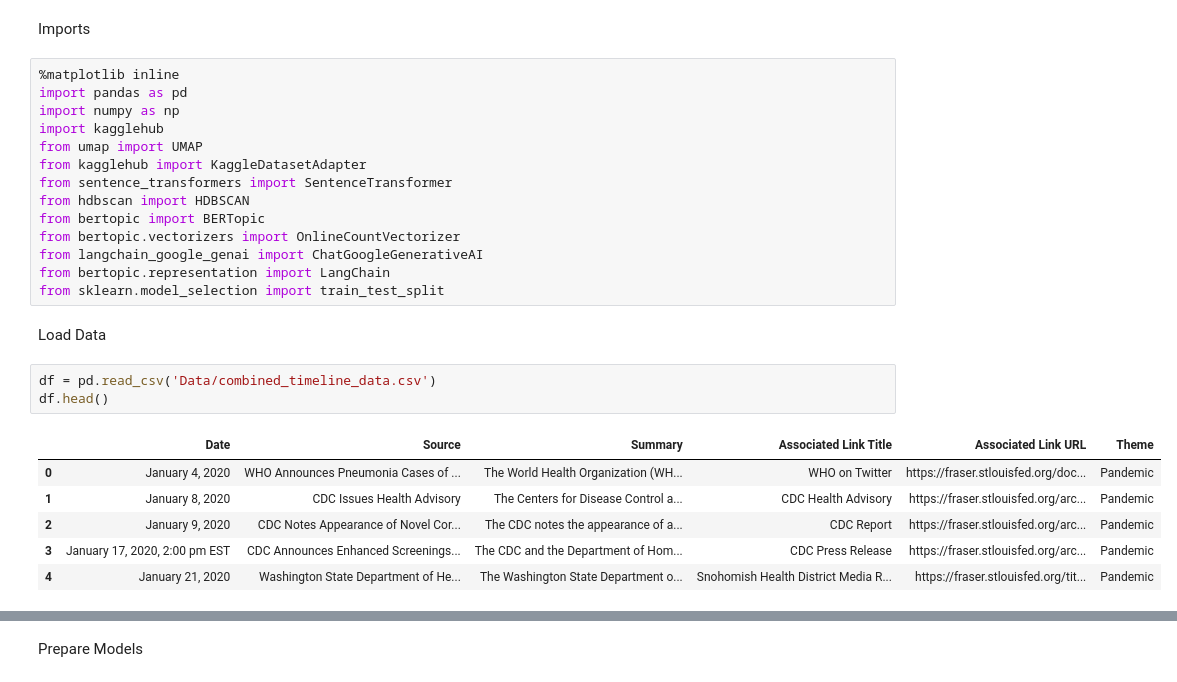
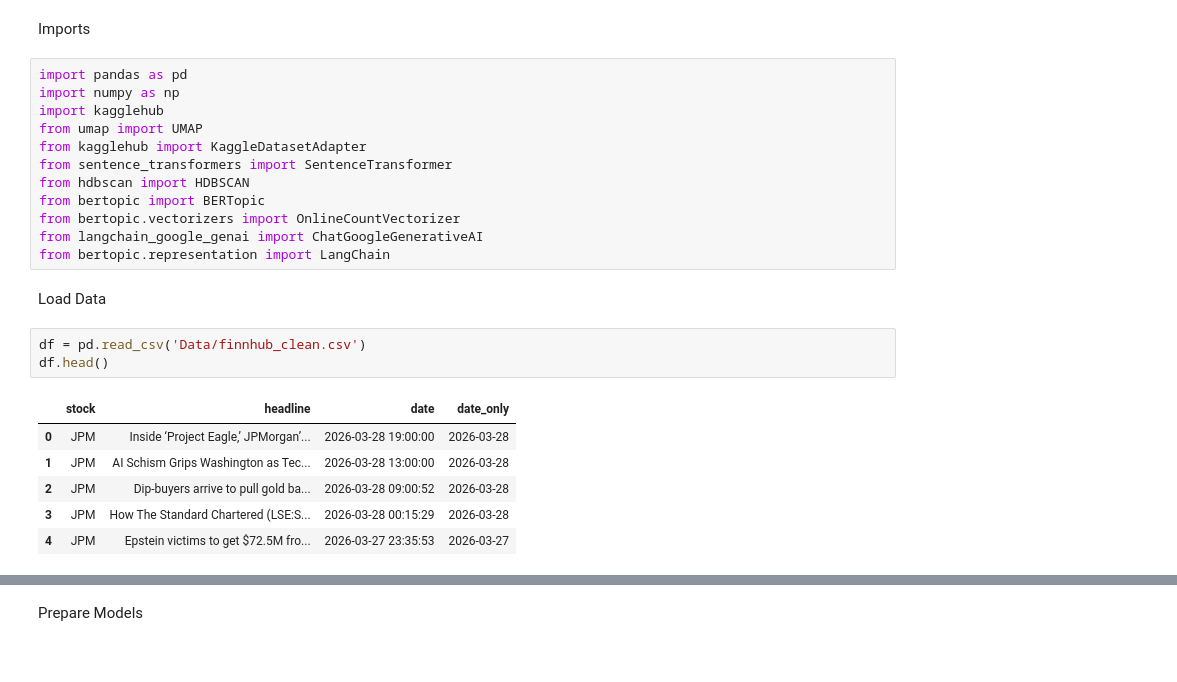
Before and after one commit to Giankess/master-thesis, a Jupyter notebook: Code/04_data_pipeline_BERTopic_TEST_TRAIN.ipynb, the cells around one changed output, grey strips where cells are left out. Saved outputs shown, nothing was run; the diff lists cells and outputs as text.

Commit message:
Preprocessed Dataset & Improved on Train/Val/Test

```diff
--- a/Code/04_data_pipeline_BERTopic_TEST_TRAIN.ipynb
+++ b/Code/04_data_pipeline_BERTopic_TEST_TRAIN.ipynb
@@ -1,7 +1,6 @@
 # %% [markdown]
 Imports
 # %%
-%matplotlib inline
 import pandas as pd
 import numpy as np
 import kagglehub
@@ -13,17 +12,16 @@ from bertopic import BERTopic
 from bertopic.vectorizers import OnlineCountVectorizer
 from langchain_google_genai import ChatGoogleGenerativeAI
 from bertopic.representation import LangChain
-from sklearn.model_selection import train_test_split
 # %% [markdown]
 Load Data
 # %%
-df = pd.read_csv('Data/combined_timeline_data.csv')
+df = pd.read_csv('Data/finnhub_clean.csv')
 df.head()
 # %% [output]
-|  | Date | Source | Summary | Associated Link Title | Associated Link URL | Theme |
-| 0 | January 4, 2020 | WHO Announces Pneumonia Cases of ... | The World Health Organization (WH... | WHO on Twitter | https://fraser.stlouisfed.org/doc... | Pandemic |
-| 1 | January 8, 2020 | CDC Issues Health Advisory | The Centers for Disease Control a... | CDC Health Advisory | https://fraser.stlouisfed.org/arc... | Pandemic |
-| 2 | January 9, 2020 | CDC Notes Appearance of Novel Cor... | The CDC notes the appearance of a... | CDC Report | https://fraser.stlouisfed.org/arc... | Pandemic |
-| 3 | January 17, 2020, 2:00 pm EST | CDC Announces Enhanced Screenings... | The CDC and the Department of Hom... | CDC Press Release | https://fraser.stlouisfed.org/arc... | Pandemic |
-| 4 | January 21, 2020 | Washington State Department of He... | The Washington State Department o... | Snohomish Health District Media R... | https://fraser.stlouisfed.org/tit... | Pandemic |
+|  | stock | headline | date | date_only |
+| 0 | JPM | Inside ‘Project Eagle,’ JPMorgan’... | 2026-03-28 19:00:00 | 2026-03-28 |
+| 1 | JPM | AI Schism Grips Washington as Tec... | 2026-03-28 13:00:00 | 2026-03-28 |
+| 2 | JPM | Dip-buyers arrive to pull gold ba... | 2026-03-28 09:00:52 | 2026-03-28 |
+| 3 | JPM | How The Standard Chartered (LSE:S... | 2026-03-28 00:15:29 | 2026-03-28 |
+| 4 | JPM | Epstein victims to get $72.5M fro... | 2026-03-27 23:35:53 | 2026-03-27 |
 # %%
```
Also changed, not shown: parts of 16 cells of this notebook.
